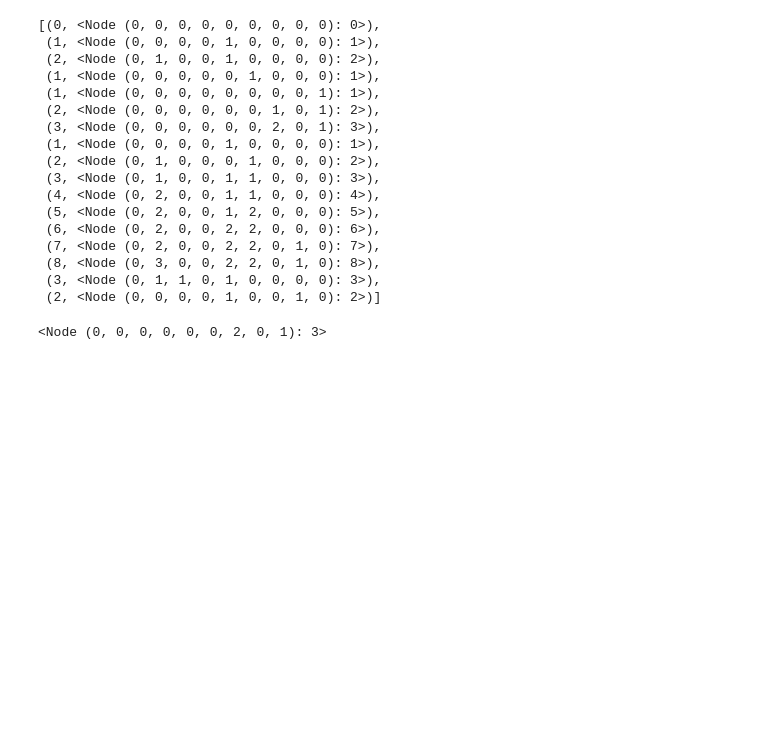
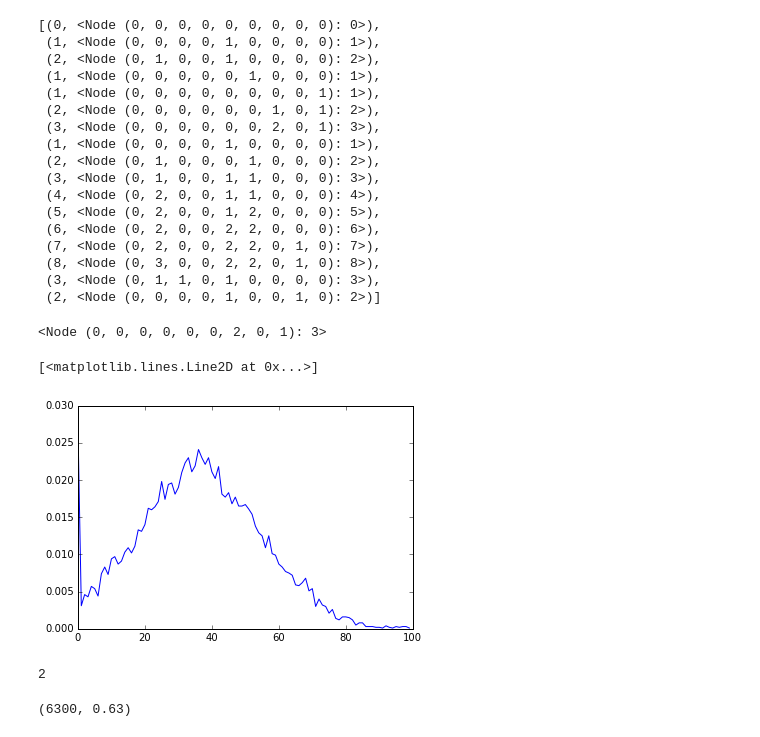
Before and after one commit to vfdev-5/Santas-Uncertain-Bags, a Jupyter notebook: notebooks/tests.ipynb, the cells around one changed output. Cells and saved outputs as stored; diff of their text form; code cells hidden in the pictures; blank space fills up the shorter version.

```diff
--- a/notebooks/tests.ipynb
+++ b/notebooks/tests.ipynb
@@ -371,0 +382,31 @@ heapq??
+# %%
+index = 1
+weights = np.array([weight_by_index(index) for i in range(10000)])
+hist = np.histogram(weights, bins=2*MAX_WEIGHT)
+# %%
+pdf = hist[0] *1.0 / np.sum(hist[0])
+x = hist[1][:-1]
+# %%
+plt.plot(pdf)
+# %% [output]
+[<matplotlib.lines.Line2D at 0x...>]
+[figure, added]
+# %%
+def find_n(pdf, x, epsilon=0.1):
+    for n in range(1, 1000):
+        y = MAX_WEIGHT * 1.0 / n
+        res = np.where(x > y)[0]
+        if len(res) > 0:
+            index = res[0]
+            pr = np.sum(pdf[index:])
+            if pr > epsilon:
+                return n-1
+
+n = find_n(pdf, x, epsilon=0.32)
+print n
+# %% [output]
+2
+# %%
+np.sum(weights * n > MAX_WEIGHT), np.sum(weights * n > MAX_WEIGHT) * 1.0 / len(weights)
+# %% [output]
+(6300, 0.63)
```
Also changed, not shown: parts of 5 cells of this notebook, 2 other files.
